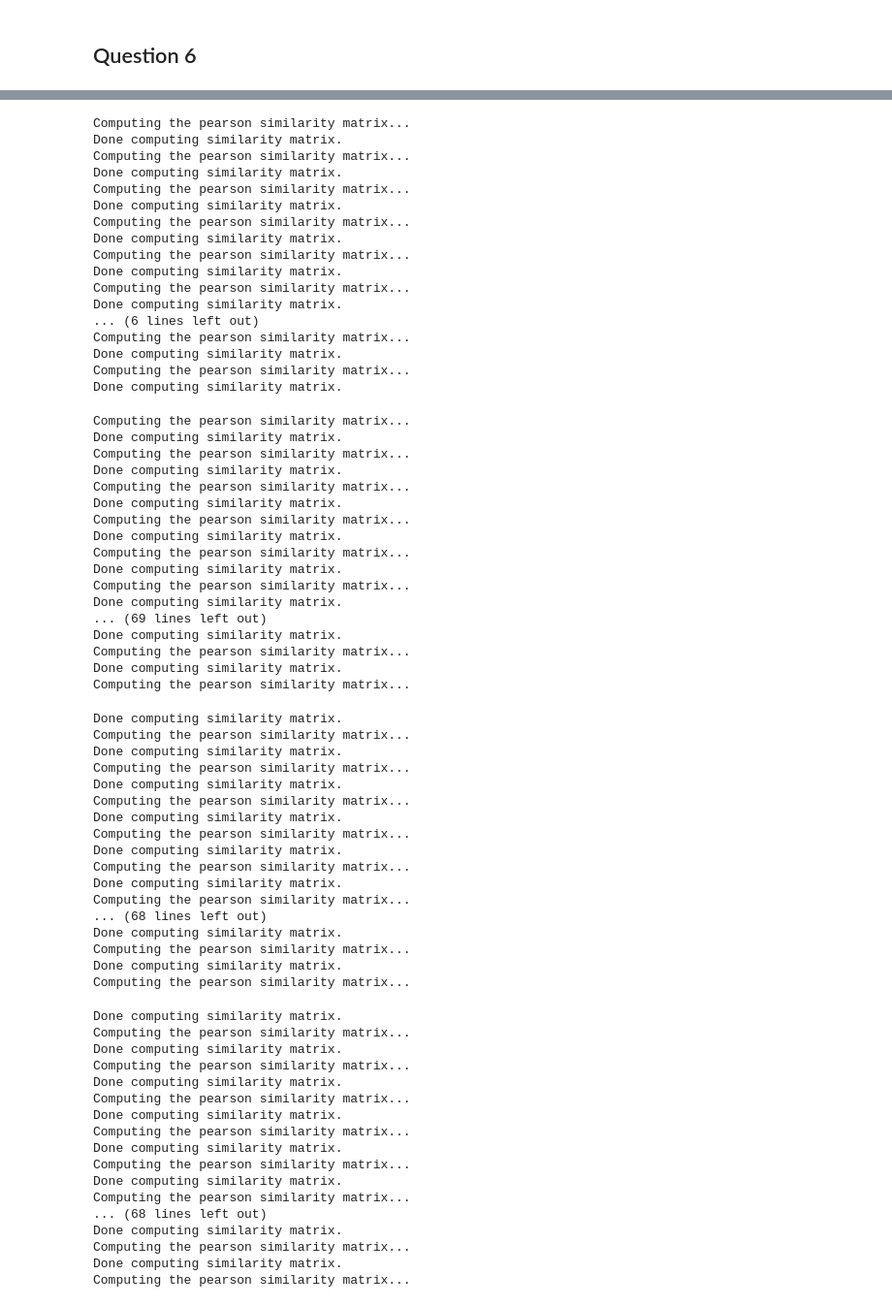
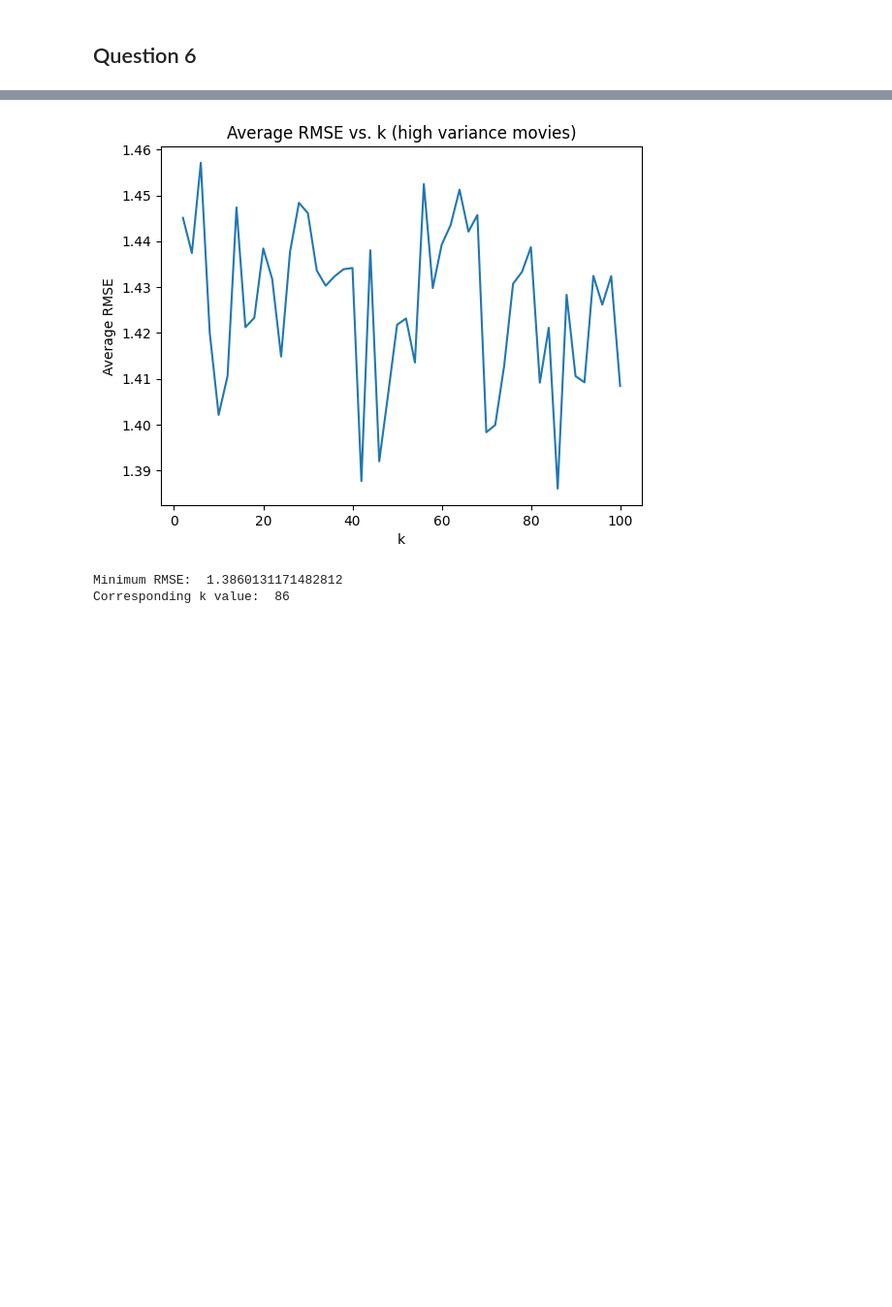
Before and after one commit to stswee/ECE219, a Jupyter notebook: Project_3/ECE219_Project3.ipynb, the cells around one changed output, grey strips where cells are left out. Shown at 97% size. Saved outputs shown, nothing was run; the diff lists cells and outputs as text; code cells hidden in the pictures; blank space fills up the shorter version.

```diff
--- a/Project_3/ECE219_Project3.ipynb
+++ b/Project_3/ECE219_Project3.ipynb
@@ -1039,5 +366,5 @@ Done computing similarity matrix.
 # %%
-### Popular movies
+### High variance movies
 # Load in data
 reader = Reader(rating_scale=(0.5, 5))
 data = Dataset.load_from_df(df_high_variance[['userId', 'movieId', 'rating']], reader)
@@ -1056,102 +383,37 @@ mae_values = []
 for k in tqdm(k_values):
 
     # Initialize algorithm
-    algo = KNNWithMeans(k, sim_options = {"name" : "pearson"})
+    algo = KNNWithMeans(k, sim_options = {"name" : "pearson"}, verbose = False)
 
     # Get RMSE and MAE values for given k
     rmse_val = []
     mae_val = []
 
     for trainset, testset in kf.split(data):
 
         # Train and test algorithm
         algo.fit(trainset)
         predictions = algo.test(testset)
 
         # Compute RMSE and MAE
         rmse_val.append(accuracy.rmse(predictions, verbose = False))
         mae_val.append(accuracy.mae(predictions, verbose = False))
 
     # Compute average RMSE and MAE
     rmse_values.append(np.mean(rmse_val))
     mae_values.append(np.mean(mae_val))
 
 # Plot average RMSE vs. k
 plt.plot(k_values, rmse_values)
 plt.xlabel('k')
 plt.ylabel('Average RMSE')
 plt.title('Average RMSE vs. k (high variance movies)')
 plt.show()
 
 # Display minimum RMSE and corresponding k value
 print("Minimum RMSE: ", np.min(rmse_values))
 print("Corresponding k value: ", k_values[np.argmin(rmse_values)])
 # %% [output]
+[figure, added]
-Computing the pearson similarity matrix...
-Done computing similarity matrix.
-Computing the pearson similarity matrix...
-Done computing similarity matrix.
-Computing the pearson similarity matrix...
-Done computing similarity matrix.
-Computing the pearson similarity matrix...
-Done computing similarity matrix.
-Computing the pearson similarity matrix...
-Done computing similarity matrix.
-Computing the pearson similarity matrix...
-Done computing similarity matrix.
-... (6 lines left out)
-Computing the pearson similarity matrix...
-Done computing similarity matrix.
-Computing the pearson similarity matrix...
-Done computing similarity matrix.
+Minimum RMSE:  1.3860131171482812
+Corresponding k value:  86
-Computing the pearson similarity matrix...
-Done computing similarity matrix.
-Computing the pearson similarity matrix...
-Done computing similarity matrix.
-Computing the pearson similarity matrix...
-Done computing similarity matrix.
-Computing the pearson similarity matrix...
-Done computing similarity matrix.
-Computing the pearson similarity matrix...
-Done computing similarity matrix.
-Computing the pearson similarity matrix...
-Done computing similarity matrix.
-... (69 lines left out)
-Done computing similarity matrix.
-Computing the pearson similarity matrix...
-Done computing similarity matrix.
-Computing the pearson similarity matrix...
-Done computing similarity matrix.
-Computing the pearson similarity matrix...
-Done computing similarity matrix.
-Computing the pearson similarity matrix...
-Done computing similarity matrix.
-Computing the pearson similarity matrix...
-Done computing similarity matrix.
-Computing the pearson similarity matrix...
-Done computing similarity matrix.
-Computing the pearson similarity matrix...
-Done computing similarity matrix.
-Computing the pearson similarity matrix...
-... (68 lines left out)
-Done computing similarity matrix.
-Computing the pearson similarity matrix...
-Done computing similarity matrix.
-Computing the pearson similarity matrix...
-Done computing similarity matrix.
-Computing the pearson similarity matrix...
-Done computing similarity matrix.
-Computing the pearson similarity matrix...
-Done computing similarity matrix.
-Computing the pearson similarity matrix...
-Done computing similarity matrix.
-Computing the pearson similarity matrix...
-Done computing similarity matrix.
-Computing the pearson similarity matrix...
-Done computing similarity matrix.
-Computing the pearson similarity matrix...
-... (68 lines left out)
-Done computing similarity matrix.
-Computing the pearson similarity matrix...
-Done computing similarity matrix.
-Computing the pearson similarity matrix...
```
Also changed, not shown: parts of 15 cells of this notebook.
